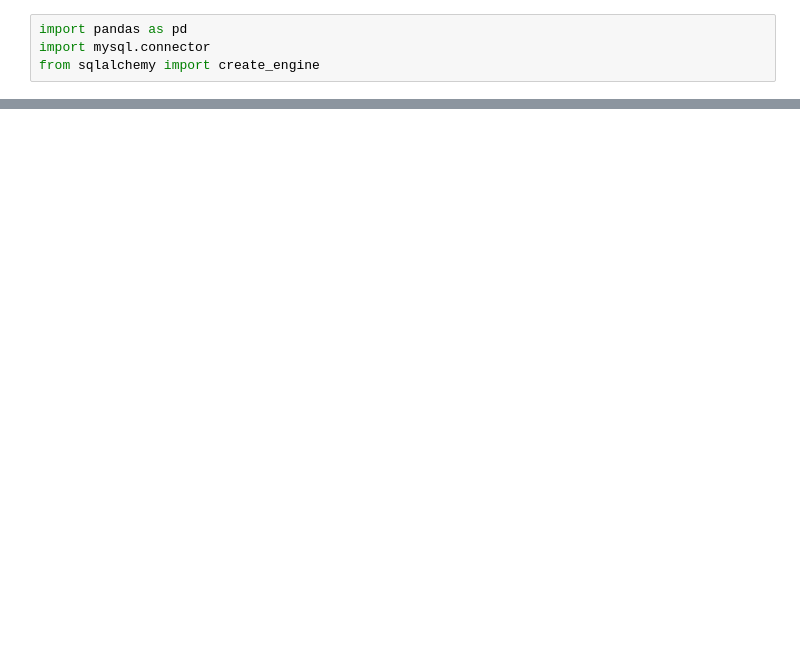
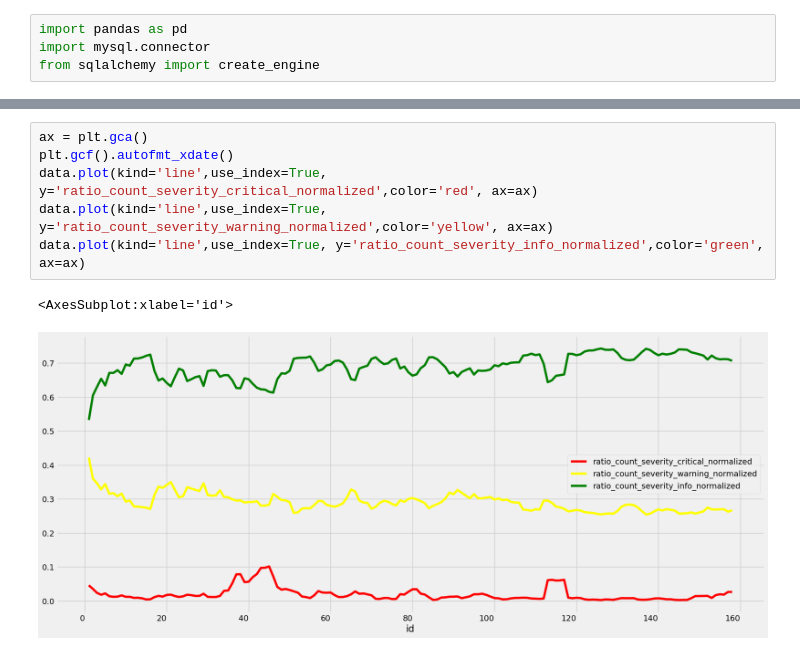
Before and after one commit to mgerasim/asutp_msgs, a Jupyter notebook: jupyter/work/Untitled.ipynb, the cells around one changed output, grey strips where cells are left out. Saved outputs shown, nothing was run; the diff lists cells and outputs as text; blank space fills up the shorter version.

```diff
--- a/jupyter/work/Untitled.ipynb
+++ b/jupyter/work/Untitled.ipynb
@@ -23,0 +183,9 @@ OperationalError: (mysql.connector.errors.OperationalError) 2055: Lost connectio
+# %%
+ax = plt.gca()
+plt.gcf().autofmt_xdate()
+data.plot(kind='line',use_index=True, y='ratio_count_severity_critical_normalized',color='red', ax=ax)
+data.plot(kind='line',use_index=True, y='ratio_count_severity_warning_normalized',color='yellow', ax=ax)
+data.plot(kind='line',use_index=True, y='ratio_count_severity_info_normalized',color='green', ax=ax)
+# %% [output]
+<AxesSubplot:xlabel='id'>
+[figure, added]
```
Also changed, not shown: parts of 18 cells of this notebook, 7 other files.
